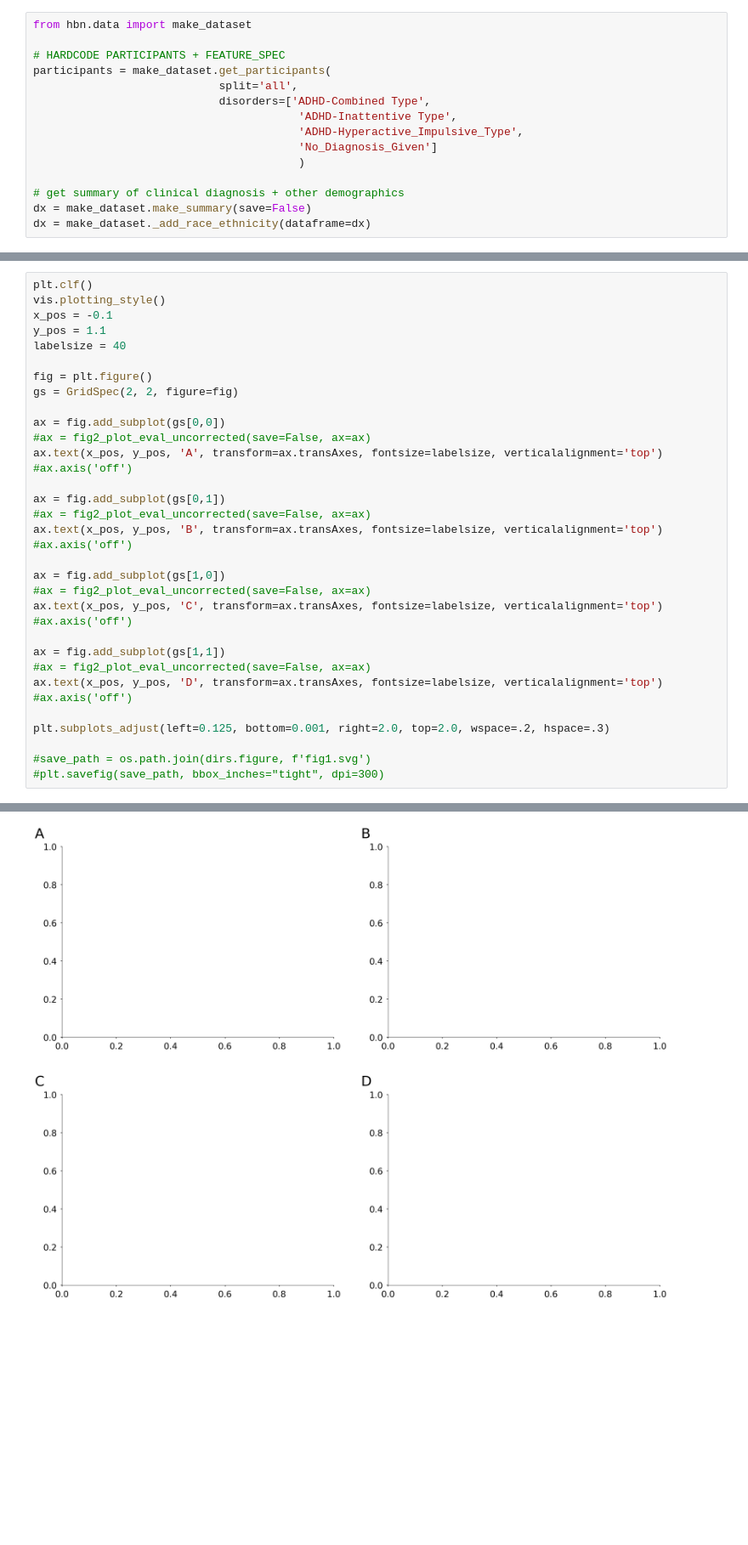
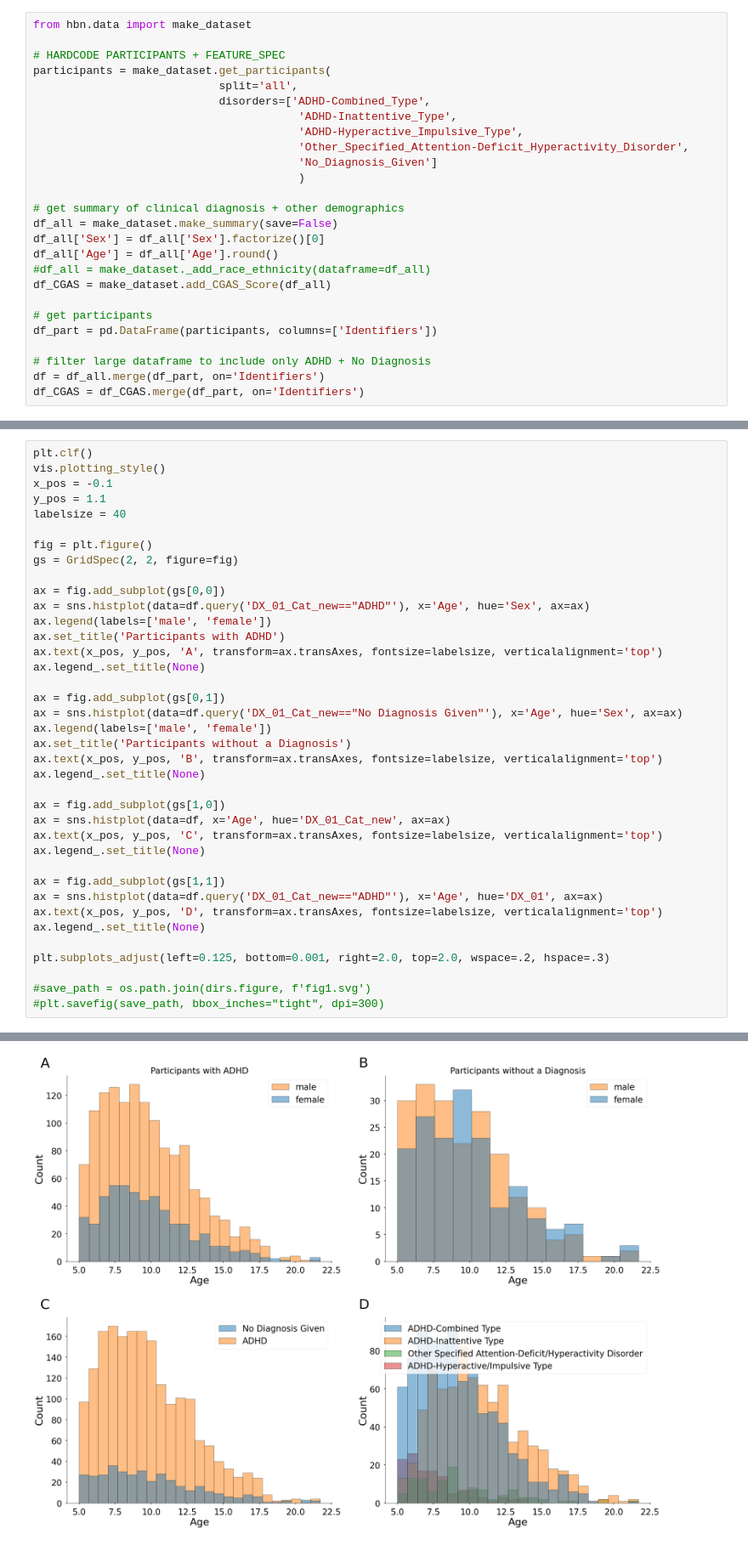
Before and after one commit to burdinskid13/healthy_brain_network, a Jupyter notebook: notebooks/figures-ADHD+gender.ipynb, the cells around one changed output, grey strips where cells are left out. Shown at 85% size. Saved outputs shown, nothing was run; the diff lists cells and outputs as text; blank space fills up the shorter version.

```diff
--- a/notebooks/figures-ADHD+gender.ipynb
+++ b/notebooks/figures-ADHD+gender.ipynb
@@ -33,12 +24,23 @@ from hbn.data import make_dataset
 # HARDCODE PARTICIPANTS + FEATURE_SPEC
 participants = make_dataset.get_participants(
                             split='all',
-                            disorders=['ADHD-Combined Type',
-                                        'ADHD-Inattentive Type',
+                            disorders=['ADHD-Combined_Type',
+                                        'ADHD-Inattentive_Type',
                                         'ADHD-Hyperactive_Impulsive_Type',
+                                        'Other_Specified_Attention-Deficit_Hyperactivity_Disorder',
                                         'No_Diagnosis_Given']
                                         )
 
 # get summary of clinical diagnosis + other demographics
-dx = make_dataset.make_summary(save=False)
-dx = make_dataset._add_race_ethnicity(dataframe=dx)
+df_all = make_dataset.make_summary(save=False)
+df_all['Sex'] = df_all['Sex'].factorize()[0]
+df_all['Age'] = df_all['Age'].round()
+#df_all = make_dataset._add_race_ethnicity(dataframe=df_all)
+df_CGAS = make_dataset.add_CGAS_Score(df_all)
+
+# get participants
+df_part = pd.DataFrame(participants, columns=['Identifiers'])
+
+# filter large dataframe to include only ADHD + No Diagnosis
+df = df_all.merge(df_part, on='Identifiers')
+df_CGAS = df_CGAS.merge(df_part, on='Identifiers')
@@ -51,37 +120,41 @@ FileNotFoundError: [Errno 2] No such file or directory: '/Users/maedbhking/Docum
 # %%
 plt.clf()
 vis.plotting_style()
 x_pos = -0.1
 y_pos = 1.1
 labelsize = 40
 
 fig = plt.figure()
 gs = GridSpec(2, 2, figure=fig)
 
 ax = fig.add_subplot(gs[0,0])
-#ax = fig2_plot_eval_uncorrected(save=False, ax=ax)
+ax = sns.histplot(data=df.query('DX_01_Cat_new=="ADHD"'), x='Age', hue='Sex', ax=ax)
+ax.legend(labels=['male', 'female'])
+ax.set_title('Participants with ADHD')
 ax.text(x_pos, y_pos, 'A', transform=ax.transAxes, fontsize=labelsize, verticalalignment='top')
-#ax.axis('off')
+ax.legend_.set_title(None)
 
 ax = fig.add_subplot(gs[0,1])
-#ax = fig2_plot_eval_uncorrected(save=False, ax=ax)
+ax = sns.histplot(data=df.query('DX_01_Cat_new=="No Diagnosis Given"'), x='Age', hue='Sex', ax=ax)
+ax.legend(labels=['male', 'female'])
+ax.set_title('Participants without a Diagnosis')
 ax.text(x_pos, y_pos, 'B', transform=ax.transAxes, fontsize=labelsize, verticalalignment='top')
-#ax.axis('off')
+ax.legend_.set_title(None)
 
 ax = fig.add_subplot(gs[1,0])
-#ax = fig2_plot_eval_uncorrected(save=False, ax=ax)
+ax = sns.histplot(data=df, x='Age', hue='DX_01_Cat_new', ax=ax)
 ax.text(x_pos, y_pos, 'C', transform=ax.transAxes, fontsize=labelsize, verticalalignment='top')
-#ax.axis('off')
+ax.legend_.set_title(None)
 
 ax = fig.add_subplot(gs[1,1])
-#ax = fig2_plot_eval_uncorrected(save=False, ax=ax)
+ax = sns.histplot(data=df.query('DX_01_Cat_new=="ADHD"'), x='Age', hue='DX_01', ax=ax)
 ax.text(x_pos, y_pos, 'D', transform=ax.transAxes, fontsize=labelsize, verticalalignment='top')
-#ax.axis('off')
+ax.legend_.set_title(None)
 
 plt.subplots_adjust(left=0.125, bottom=0.001, right=2.0, top=2.0, wspace=.2, hspace=.3)
 
 #save_path = os.path.join(dirs.figure, f'fig1.svg')
 #plt.savefig(save_path, bbox_inches="tight", dpi=300)
 # %% [output]
 <Figure size 1280x880 with 0 Axes>
-[figure, old version]
+[figure, new version]
```
Also changed, not shown: parts of 8 cells of this notebook, 10 other files.
